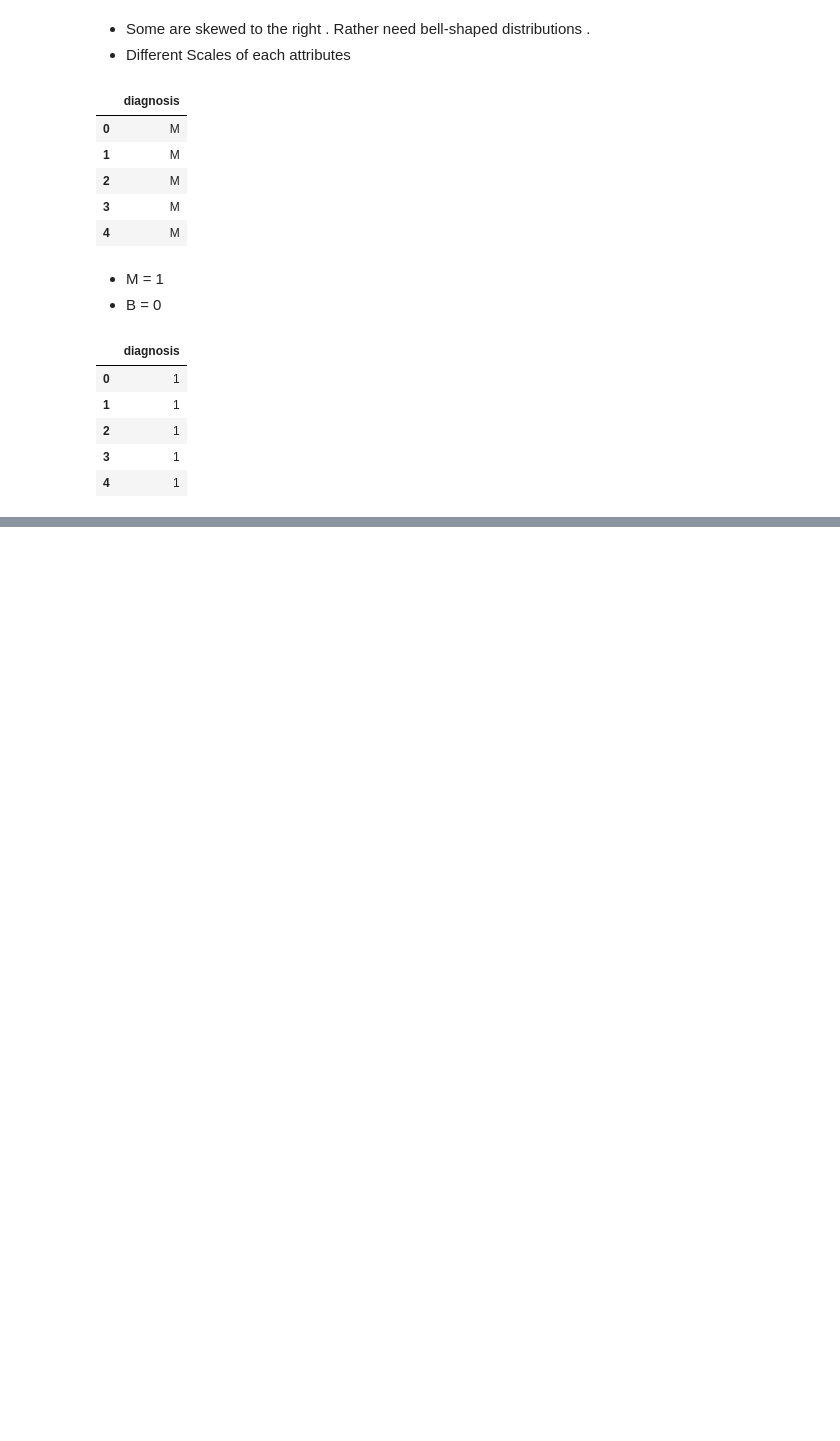
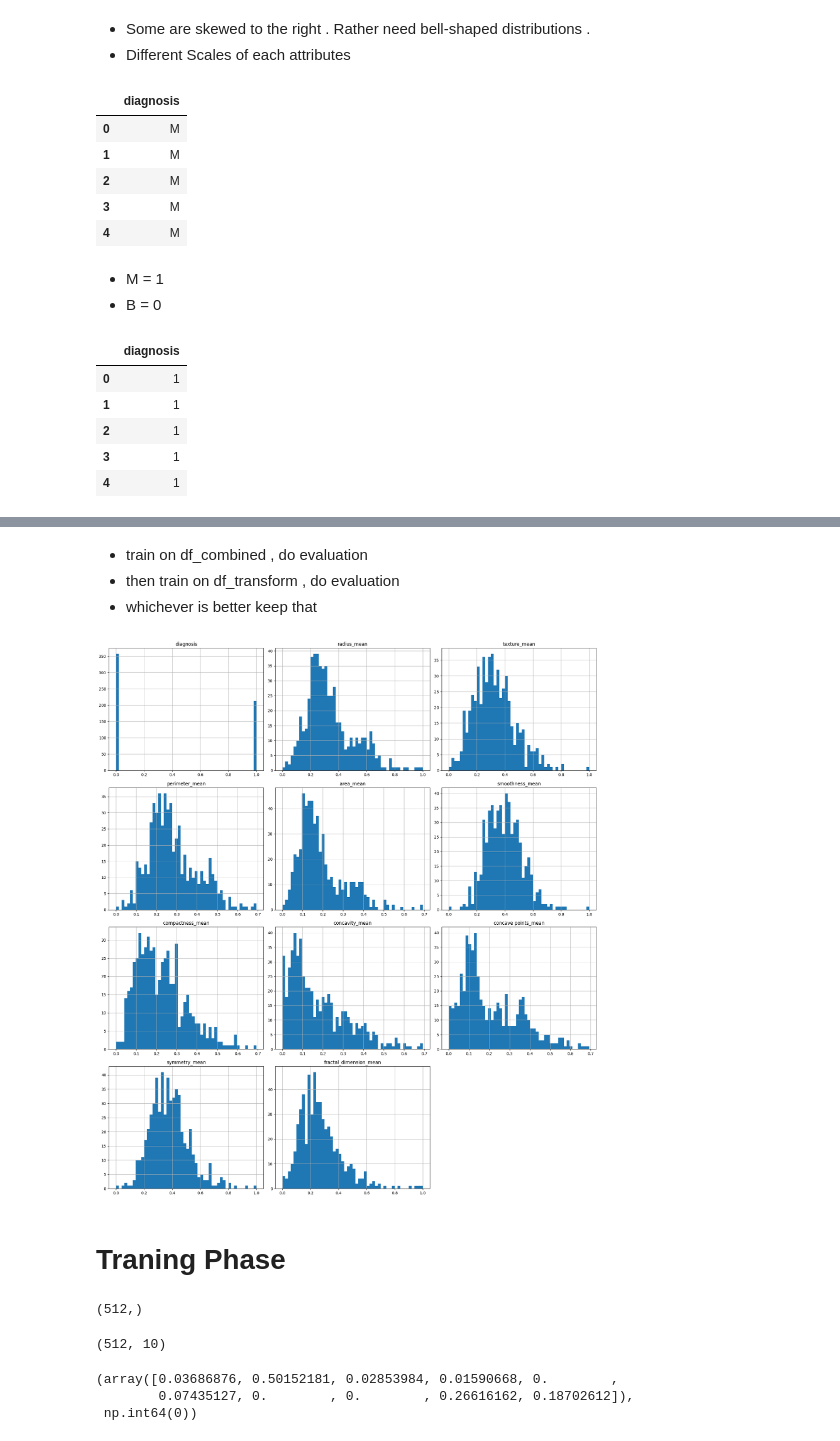
Before and after one commit to AshishRaj04/Breast-Cancer-Classification-using-Custom-Neural-Network, a Jupyter notebook: breast_cancer_classification_ipynb.ipynb, the cells around one changed output, grey strips where cells are left out. Drawn from its saved outputs; the diff is of its cells as text; code cells hidden in the pictures; blank space fills up the shorter version.

```diff
--- a/breast_cancer_classification_ipynb.ipynb
+++ b/breast_cancer_classification_ipynb.ipynb
@@ -155,0 +193,18 @@ fatal: not a git repository (or any of the parent directories): .git
+# %%
+df_combined = pd.concat([df_cat , df_num_scaled] , axis=1)
+# %%
+df_transformed = df_combined.copy()
+columns_to_transform = ["perimeter_mean" , "area_mean" , "compactness_mean" , "concavity_mean" , "concave points_mean"]
+df_transformed[columns_to_transform] = np.log1p(df_transformed[columns_to_transform])
+# %% [markdown]
+- train on df_combined , do evaluation
+- then train on df_transform , do evaluation
+- whichever is better keep that
+# %%
+df_transformed.hist(bins = 50 , figsize=(18,20))
+save_fig("transformed_attribute_histogram_plots")
+plt.show()
+# %% [output]
+[figure, added]
+# %% [markdown]
+# Traning Phase
@@ -155,0 +213,18 @@ fatal: not a git repository (or any of the parent directories): .git
+# %%
+y_train = train_set['diagnosis']
+x_train = train_set.drop(['diagnosis'] , axis=1)
+x_train = np.array(x_train)
+y_train = np.array(y_train)
+y_train.shape
+# %% [output]
+(512,)
+# %%
+x_train.shape
+# %% [output]
+(512, 10)
+# %%
+x_train[100] , y_train[100]
+# %% [output]
+(array([0.03686876, 0.50152181, 0.02853984, 0.01590668, 0.        ,
+        0.07435127, 0.        , 0.        , 0.26616162, 0.18702612]),
+ np.int64(0))
```
Also changed, not shown: parts of 12 cells of this notebook.
